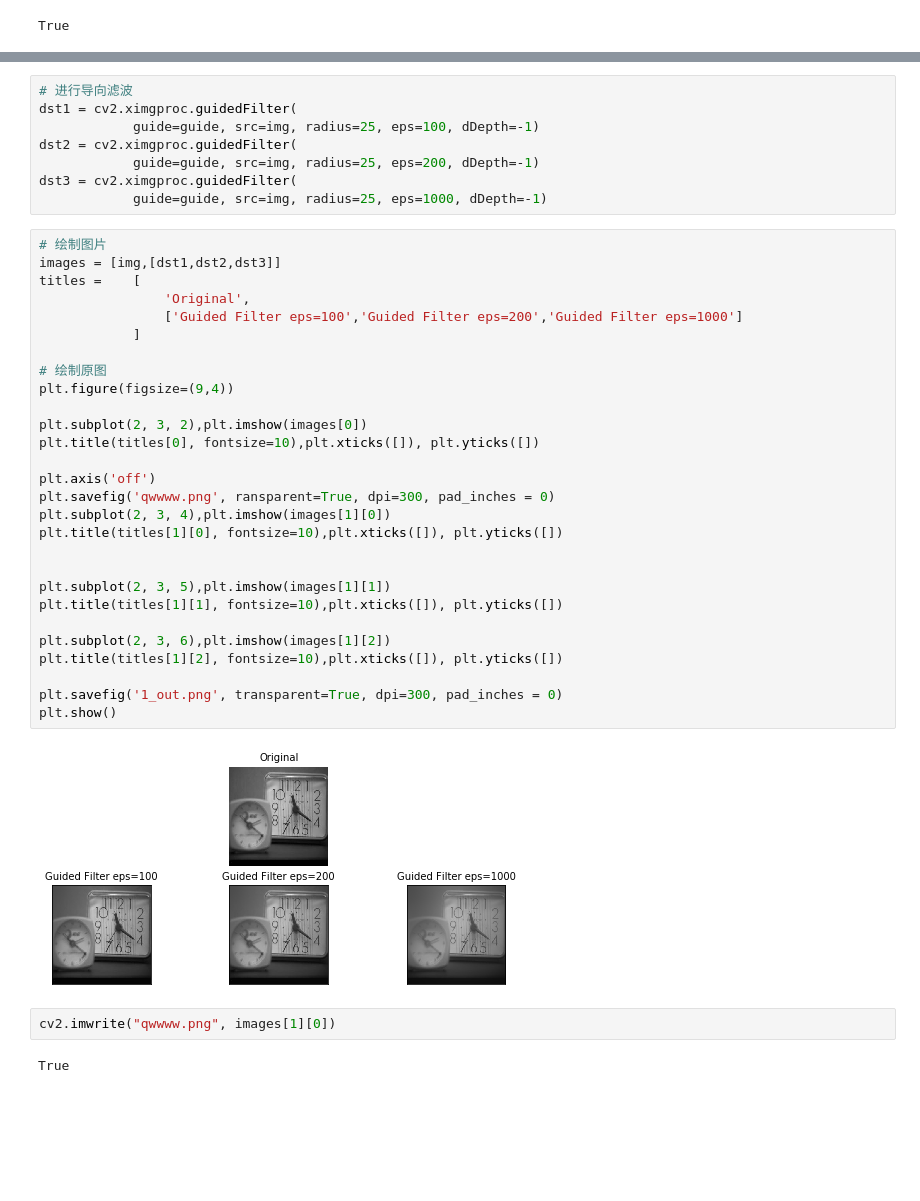
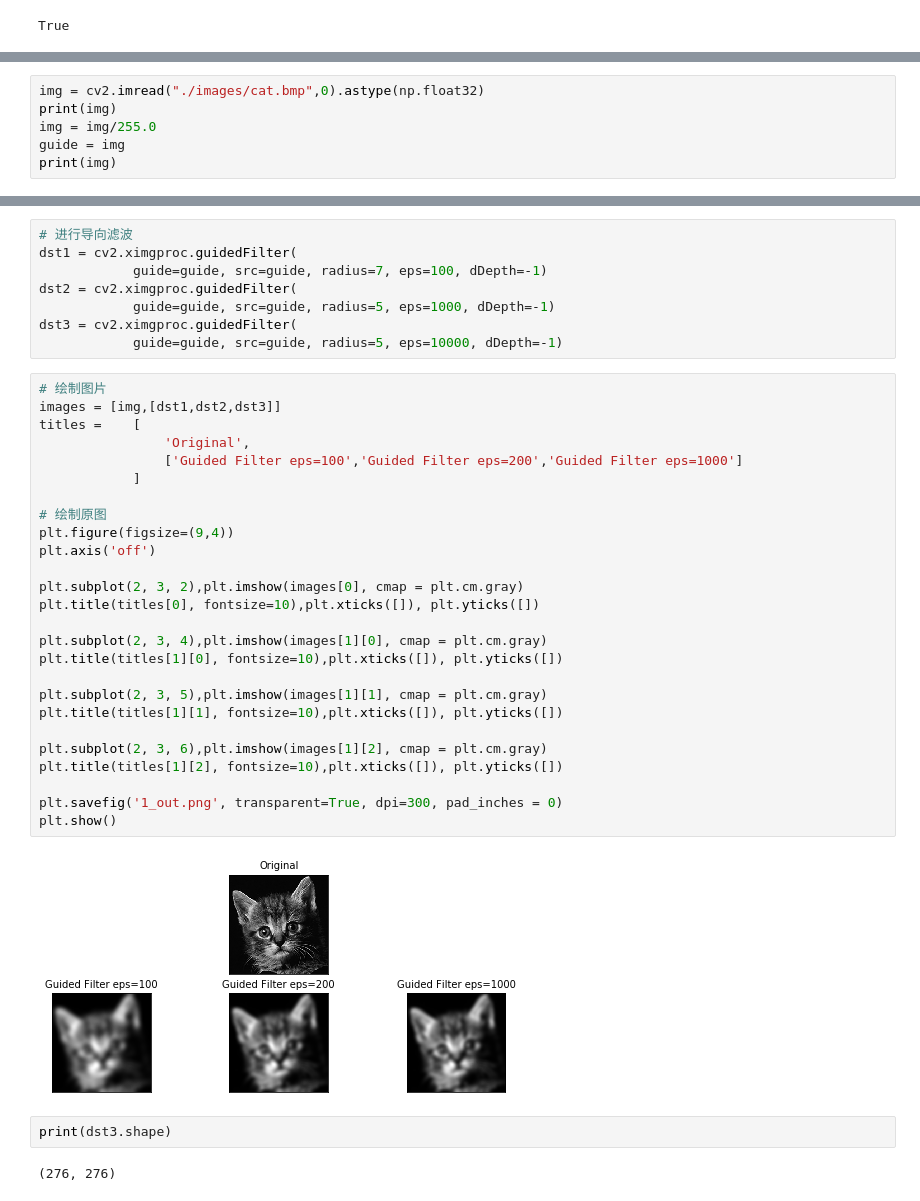
Before and after one commit to xunuo0x/ksvd, a Jupyter notebook: guidefilter.ipynb, the cells around one changed output, grey strips where cells are left out. Drawn from its saved outputs; the diff is of its cells as text; blank space fills up the shorter version.

```diff
--- a/guidefilter.ipynb
+++ b/guidefilter.ipynb
@@ -15,0 +26,6 @@ guide = cv2.cvtColor(img, cv2.COLOR_RGB2GRAY)
+# %%
+img = cv2.imread("./images/cat.bmp",0).astype(np.float32)
+print(img)
+img = img/255.0
+guide = img
+print(img)
@@ -16,42 +47,40 @@ guide = cv2.cvtColor(img, cv2.COLOR_RGB2GRAY)
 # %%
 # 进行导向滤波
 dst1 = cv2.ximgproc.guidedFilter(
-            guide=guide, src=img, radius=25, eps=100, dDepth=-1)
+            guide=guide, src=guide, radius=7, eps=100, dDepth=-1)
 dst2 = cv2.ximgproc.guidedFilter(
-            guide=guide, src=img, radius=25, eps=200, dDepth=-1)
+            guide=guide, src=guide, radius=5, eps=1000, dDepth=-1)
 dst3 = cv2.ximgproc.guidedFilter(
-            guide=guide, src=img, radius=25, eps=1000, dDepth=-1)
+            guide=guide, src=guide, radius=5, eps=10000, dDepth=-1)
 # %%
 # 绘制图片
 images = [img,[dst1,dst2,dst3]]
 titles =    [
                 'Original',
                 ['Guided Filter eps=100','Guided Filter eps=200','Guided Filter eps=1000']
             ]
 
 # 绘制原图
 plt.figure(figsize=(9,4))
+plt.axis('off')
 
-plt.subplot(2, 3, 2),plt.imshow(images[0])
+plt.subplot(2, 3, 2),plt.imshow(images[0], cmap = plt.cm.gray)
 plt.title(titles[0], fontsize=10),plt.xticks([]), plt.yticks([])
 
-plt.axis('off')
-plt.savefig('qwwww.png', ransparent=True, dpi=300, pad_inches = 0)
-plt.subplot(2, 3, 4),plt.imshow(images[1][0])
+plt.subplot(2, 3, 4),plt.imshow(images[1][0], cmap = plt.cm.gray)
 plt.title(titles[1][0], fontsize=10),plt.xticks([]), plt.yticks([])
 
-
-plt.subplot(2, 3, 5),plt.imshow(images[1][1])
+plt.subplot(2, 3, 5),plt.imshow(images[1][1], cmap = plt.cm.gray)
 plt.title(titles[1][1], fontsize=10),plt.xticks([]), plt.yticks([])
 
-plt.subplot(2, 3, 6),plt.imshow(images[1][2])
+plt.subplot(2, 3, 6),plt.imshow(images[1][2], cmap = plt.cm.gray)
 plt.title(titles[1][2], fontsize=10),plt.xticks([]), plt.yticks([])
 
 plt.savefig('1_out.png', transparent=True, dpi=300, pad_inches = 0)
 plt.show()
 # %% [output]
-[figure, old version]
+[figure, new version]
-# %%
-cv2.imwrite("qwwww.png", images[1][0])
-# %% [output]
-True
+# %%
+print(dst3.shape)
+# %% [output]
+(276, 276)
```
Also changed, not shown: parts of 10 cells of this notebook, 22 other files.
